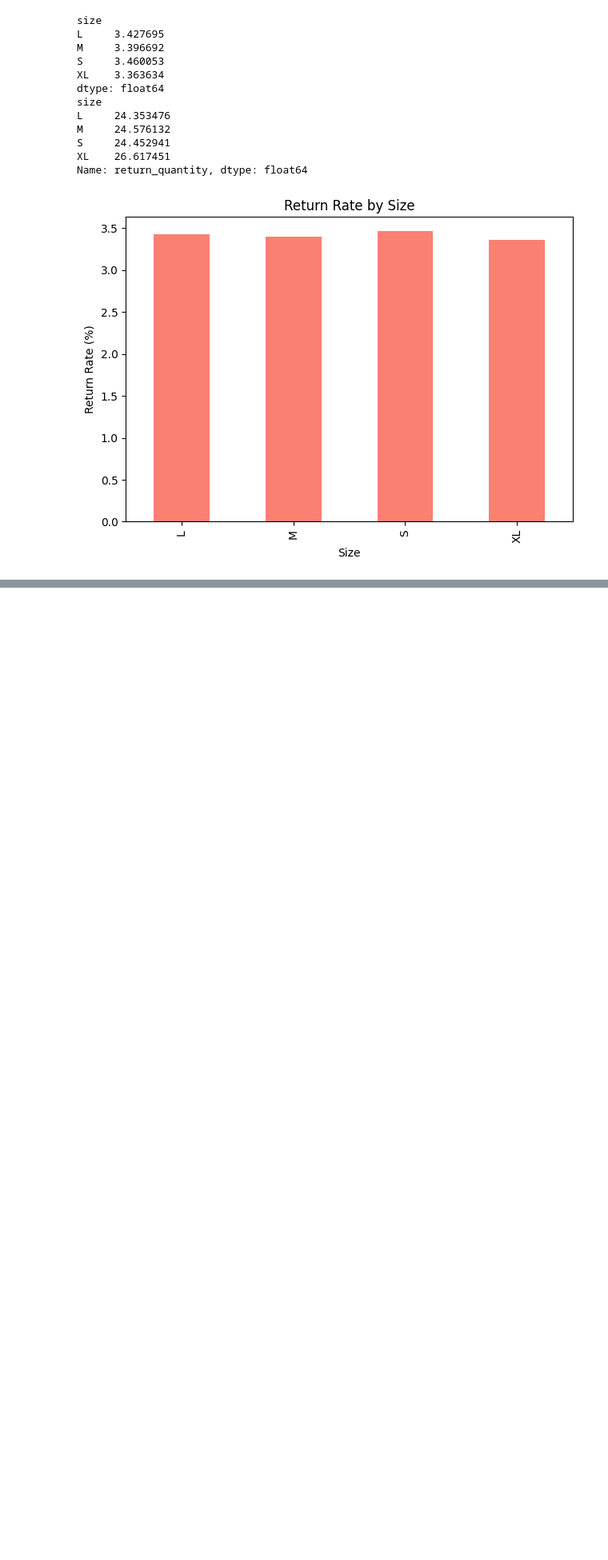
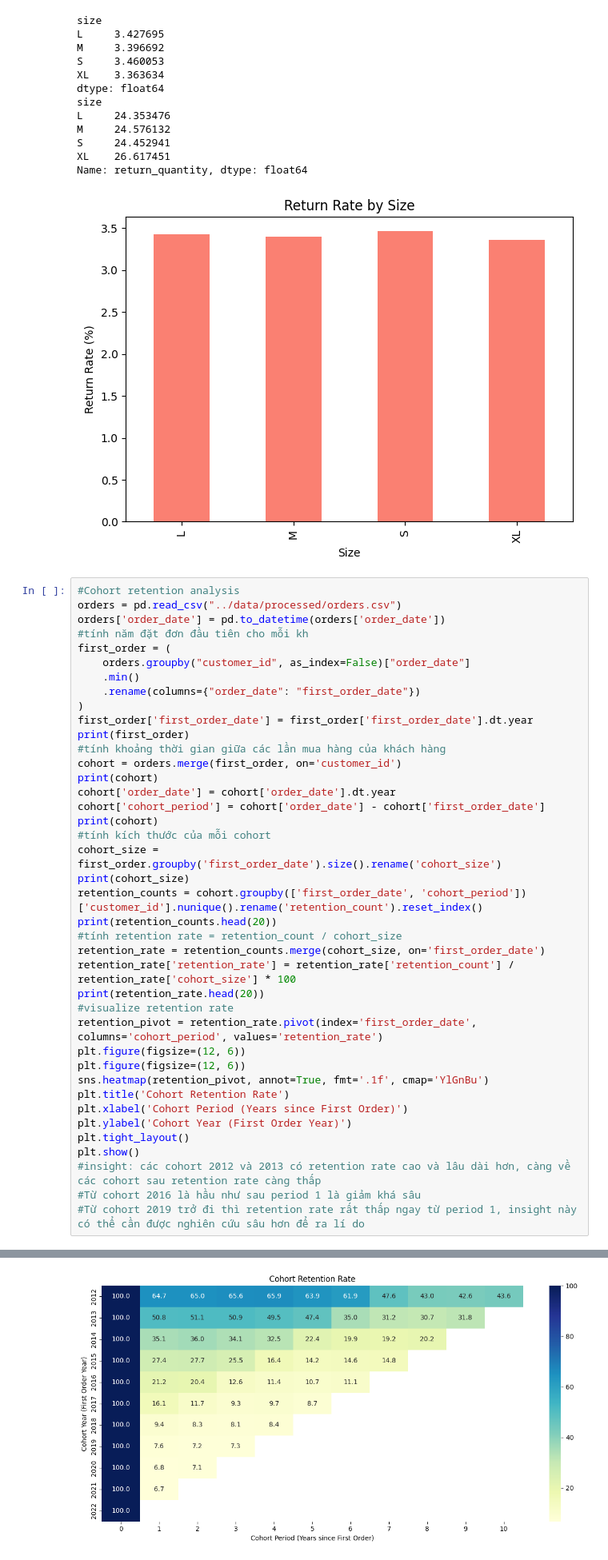
Before and after one commit to Jade2612/DATATHON, a Jupyter notebook: notebooks/02_eda_and_storytelling.ipynb, the cells around one changed output, grey strips where cells are left out. Shown at 80% size. Cells and saved outputs as stored; diff of their text form; blank space fills up the shorter version.

Commit message:
DATATHON-26 #done heatmap cohort retention

```diff
--- a/notebooks/02_eda_and_storytelling.ipynb
+++ b/notebooks/02_eda_and_storytelling.ipynb
@@ -297,3 +299,44 @@ S     24.452941
 XL    26.617451
 Name: return_quantity, dtype: float64
 [figure]
+# %%
+#Cohort retention analysis
+orders = pd.read_csv("../data/processed/orders.csv")
+orders['order_date'] = pd.to_datetime(orders['order_date'])
+#tính năm đặt đơn đầu tiên cho mỗi kh
+first_order = (
+    orders.groupby("customer_id", as_index=False)["order_date"]
+    .min()
+    .rename(columns={"order_date": "first_order_date"})
+)
+first_order['first_order_date'] = first_order['first_order_date'].dt.year
+print(first_order)
+#tính khoảng thời gian giữa các lần mua hàng của khách hàng
+cohort = orders.merge(first_order, on='customer_id')
+print(cohort)
+cohort['order_date'] = cohort['order_date'].dt.year
+cohort['cohort_period'] = cohort['order_date'] - cohort['first_order_date']
+print(cohort)
+#tính kích thước của mỗi cohort
+cohort_size = first_order.groupby('first_order_date').size().rename('cohort_size')
+print(cohort_size)
+retention_counts = cohort.groupby(['first_order_date', 'cohort_period'])['customer_id'].nunique().rename('retention_count').reset_index()
+print(retention_counts.head(20))
+#tính retention rate = retention_count / cohort_size
+retention_rate = retention_counts.merge(cohort_size, on='first_order_date')
+retention_rate['retention_rate'] = retention_rate['retention_count'] / retention_rate['cohort_size'] * 100
+print(retention_rate.head(20))
+#visualize retention rate
+retention_pivot = retention_rate.pivot(index='first_order_date', columns='cohort_period', values='retention_rate')
+plt.figure(figsize=(12, 6))
+plt.figure(figsize=(12, 6))
+sns.heatmap(retention_pivot, annot=True, fmt='.1f', cmap='YlGnBu')
+plt.title('Cohort Retention Rate')
+plt.xlabel('Cohort Period (Years since First Order)')
+plt.ylabel('Cohort Year (First Order Year)')
+plt.tight_layout()
+plt.show()
+#insight: các cohort 2012 và 2013 có retention rate cao và lâu dài hơn, càng về các cohort sau retention rate càng thấp
+#Từ cohort 2016 là hầu như sau period 1 là giảm khá sâu
+#Từ cohort 2019 trở đi thì retention rate rất thấp ngay từ period 1, insight này có thể cần được nghiên cứu sâu hơn để ra lí do
+# %% [output]
@@ -299,0 +361 @@ Name: return_quantity, dtype: float64
+[figure, added]
```
Also changed, not shown: parts of 3 cells of this notebook.
